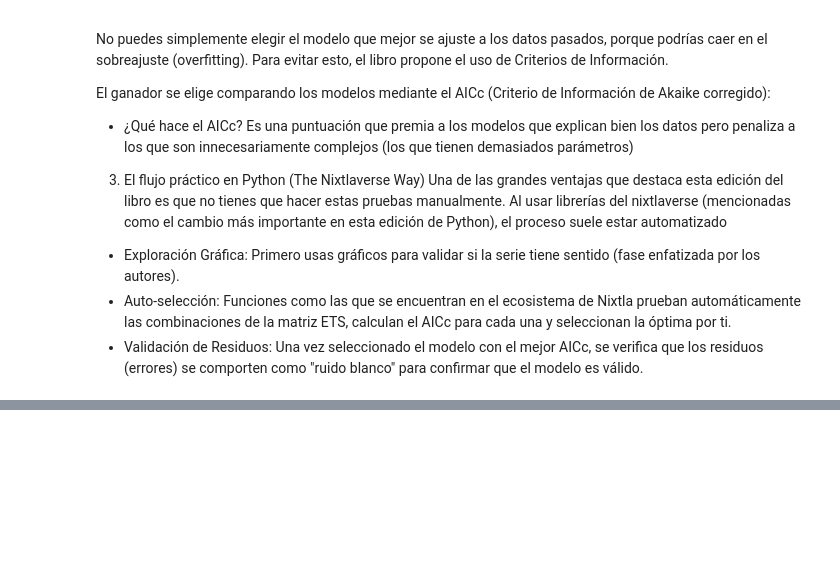
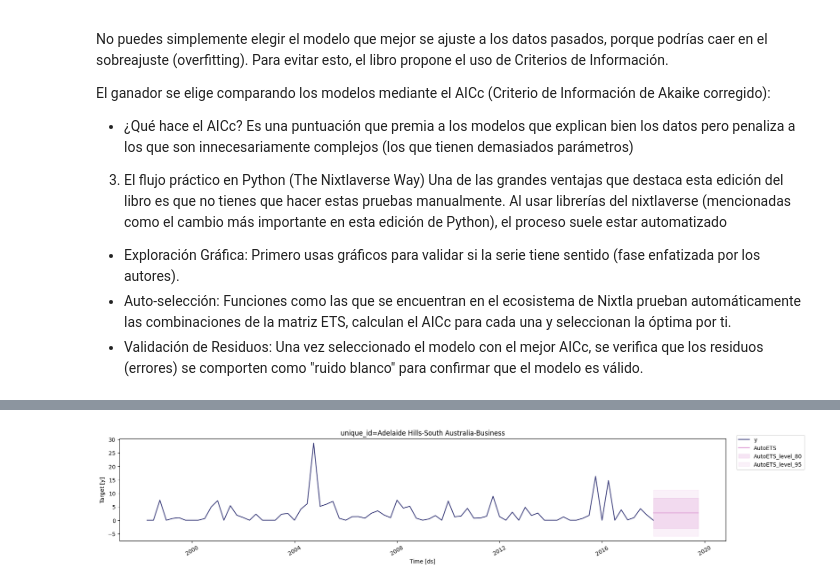
Before and after one commit to pxtroniwnl/series-de-tiempo-utb, a Jupyter notebook: nota-06.ipynb, the cells around one changed output, grey strips where cells are left out. Cells and saved outputs as stored; diff of their text form; code cells hidden in the pictures; blank space fills up the shorter version.

```diff
--- a/nota-06.ipynb
+++ b/nota-06.ipynb
@@ -209,0 +250,10 @@ Una de las grandes ventajas que destaca esta edición del libro es que no tienes
+# %%
+# Definir el modelo AutoETS (buscará el mejor E, T, S automáticamente)
+models = [AutoETS(season_length=4, model='ZZZ')] # 'ZZZ' indica selección automática
+
+# Inicializar StatsForecast
+sf = StatsForecast(
+    models=models,
+    freq='QS', # Frecuencia trimestral (Quarterly Start)
+    n_jobs=-1
+)
@@ -209,0 +264,8 @@ Una de las grandes ventajas que destaca esta edición del libro es que no tienes
+# %%
+# Generar pronóstico para los próximos 8 trimestres (2 años) con intervalos de confianza
+forecasts_df = sf.predict(h=8, level=[80, 95])
+# %%
+# Visualizar los resultados finales incluyendo los intervalos
+sf.plot(df_ets, forecasts_df, unique_ids=['Adelaide Hills-South Australia-Business'], level=[80, 95])
+# %% [output]
+[figure, added]
```
Also changed, not shown: parts of 6 cells of this notebook.
